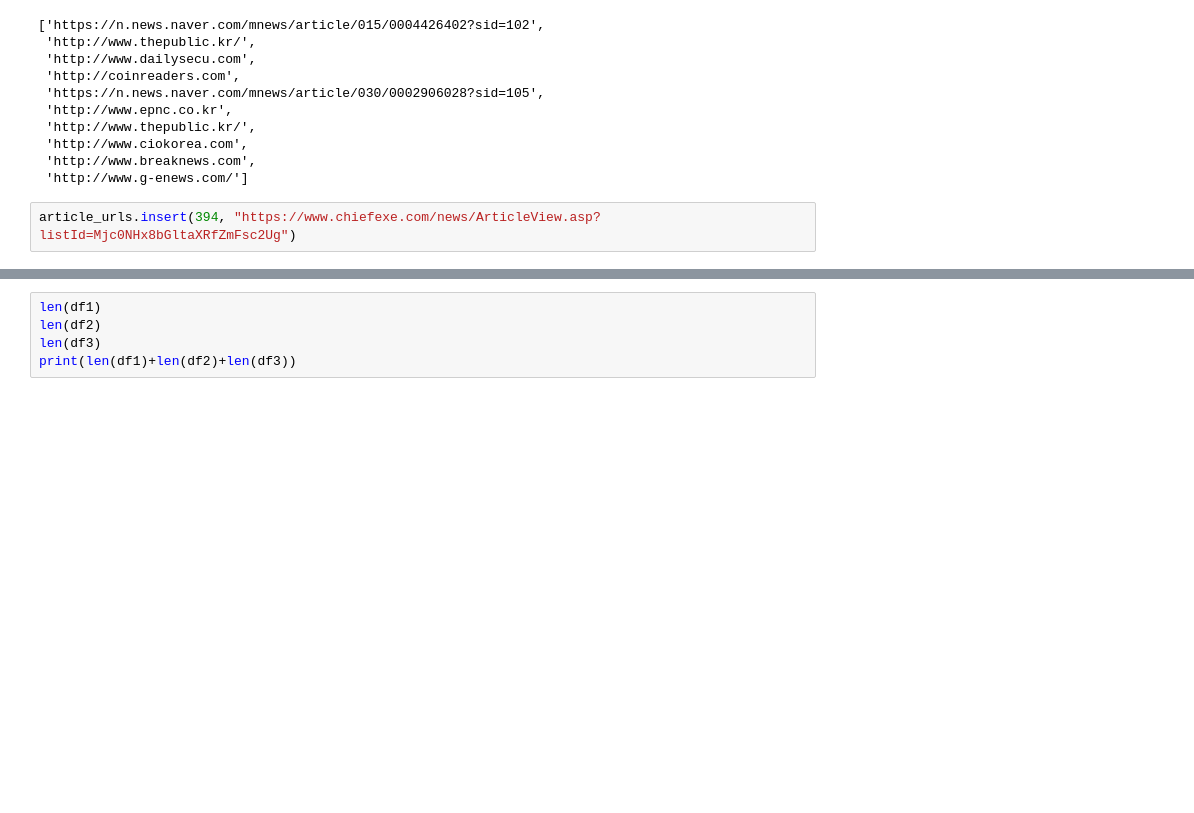
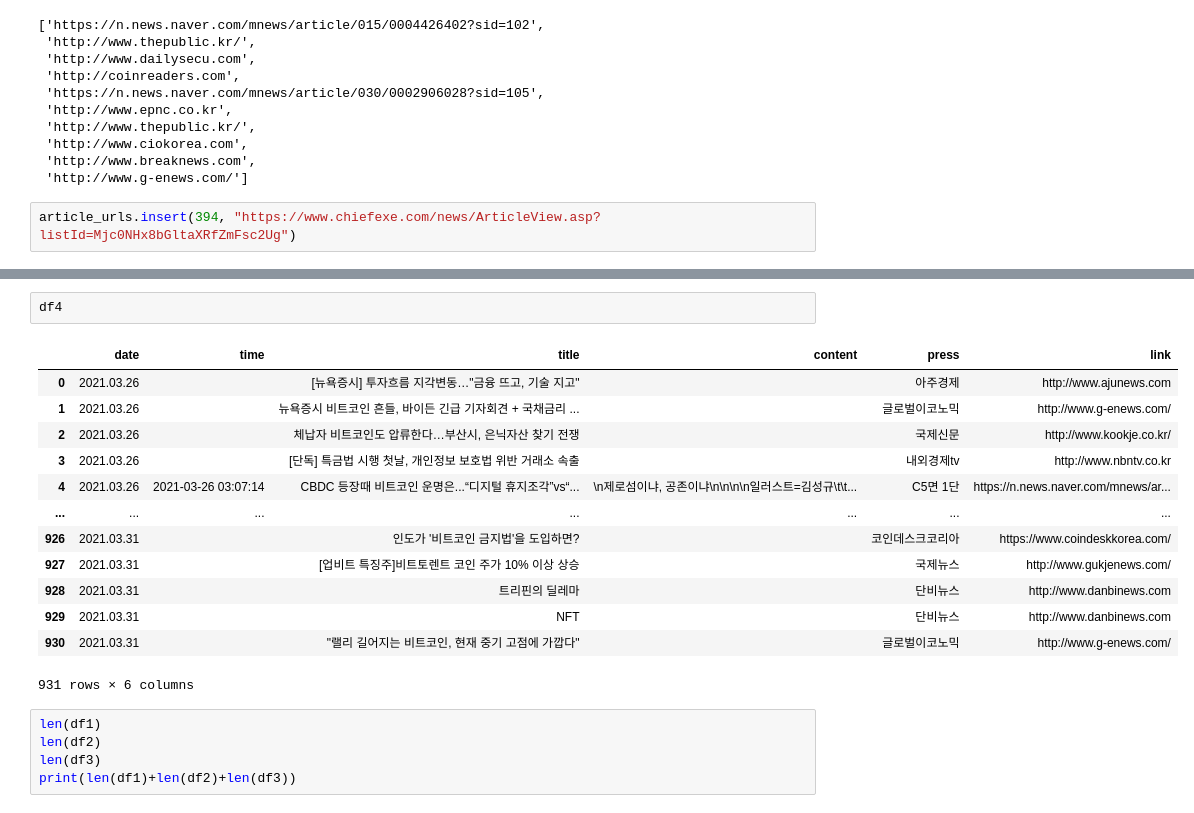
Before and after one commit to boyu571/LLM_based_investment_research, a Jupyter notebook: v5_naver_news_crawling.ipynb, the cells around one changed output, grey strips where cells are left out. Drawn from its saved outputs; the diff is of its cells as text; blank space fills up the shorter version.

```diff
--- a/v5_naver_news_crawling.ipynb
+++ b/v5_naver_news_crawling.ipynb
@@ -274,3 +257,19 @@ df1
+# %%
+df4
+# %% [output]
+|  | date | time | title | content | press | link |
+| 0 | 2021.03.26 |  | [뉴욕증시] 투자흐름 지각변동…"금융 뜨고, 기술 지고" |  | 아주경제 | http://www.ajunews.com |
+| 1 | 2021.03.26 |  | 뉴욕증시 비트코인 흔들, 바이든 긴급 기자회견 + 국채금리 ... |  | 글로벌이코노믹 | http://www.g-enews.com/ |
+| 2 | 2021.03.26 |  | 체납자 비트코인도 압류한다…부산시, 은닉자산 찾기 전쟁 |  | 국제신문 | http://www.kookje.co.kr/ |
+| 3 | 2021.03.26 |  | [단독] 특금법 시행 첫날, 개인정보 보호법 위반 거래소 속출 |  | 내외경제tv | http://www.nbntv.co.kr |
+| 4 | 2021.03.26 | 2021-03-26 03:07:14 | CBDC 등장때 비트코인 운명은...“디지털 휴지조각”vs“... | \n제로섬이냐, 공존이냐\n\n\n\n일러스트=김성규\t\t... | C5면 1단 | https://n.news.naver.com/mnews/ar... |
+| ... | ... | ... | ... | ... | ... | ... |
+| 926 | 2021.03.31 |  | 인도가 '비트코인 금지법'을 도입하면? |  | 코인데스크코리아 | https://www.coindeskkorea.com/ |
+| 927 | 2021.03.31 |  | [업비트 특징주]비트토렌트 코인 주가 10% 이상 상승 |  | 국제뉴스 | http://www.gukjenews.com/ |
+| 928 | 2021.03.31 |  | 트리핀의 딜레마 |  | 단비뉴스 | http://www.danbinews.com |
+| 929 | 2021.03.31 |  | NFT |  | 단비뉴스 | http://www.danbinews.com |
+| 930 | 2021.03.31 |  | "랠리 길어지는 비트코인, 현재 중기 고점에 가깝다" |  | 글로벌이코노믹 | http://www.g-enews.com/ |
+931 rows × 6 columns
 # %%
 len(df1)
 len(df2)
```
Also changed, not shown: parts of 8 cells of this notebook, 9 other files.
